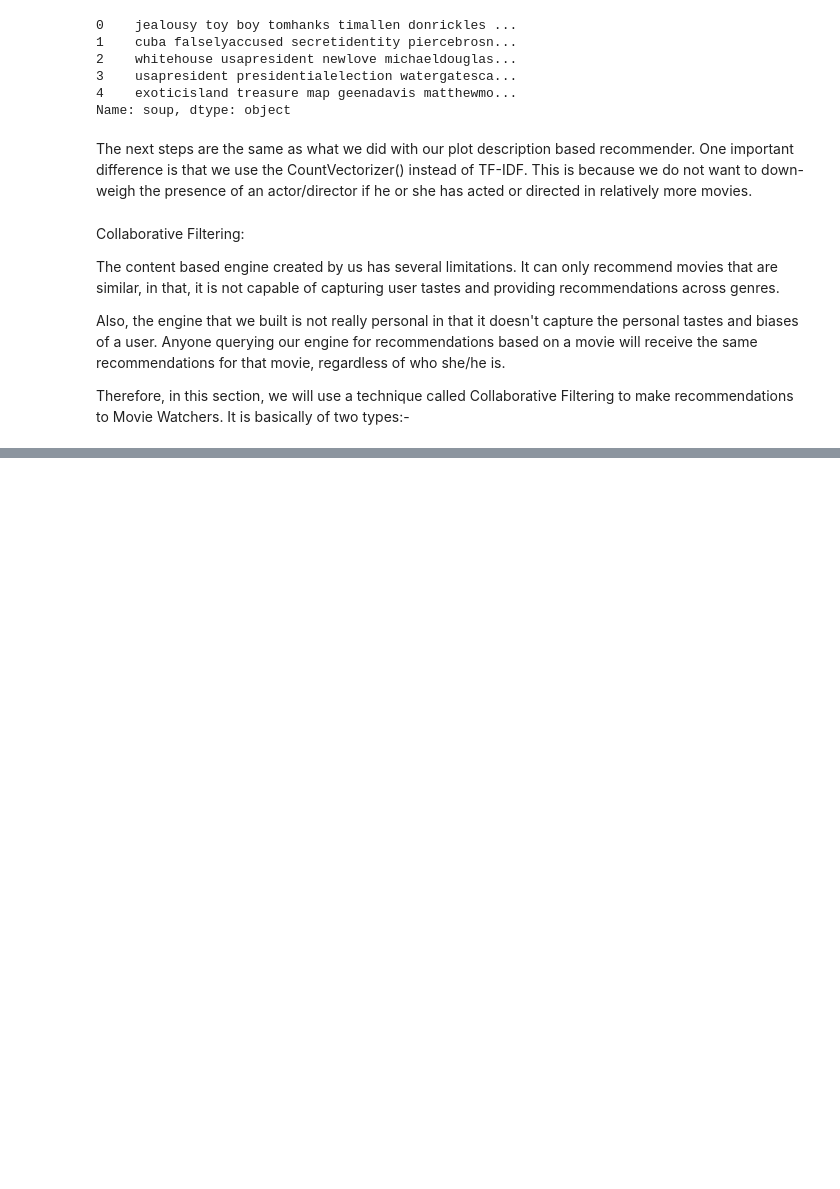
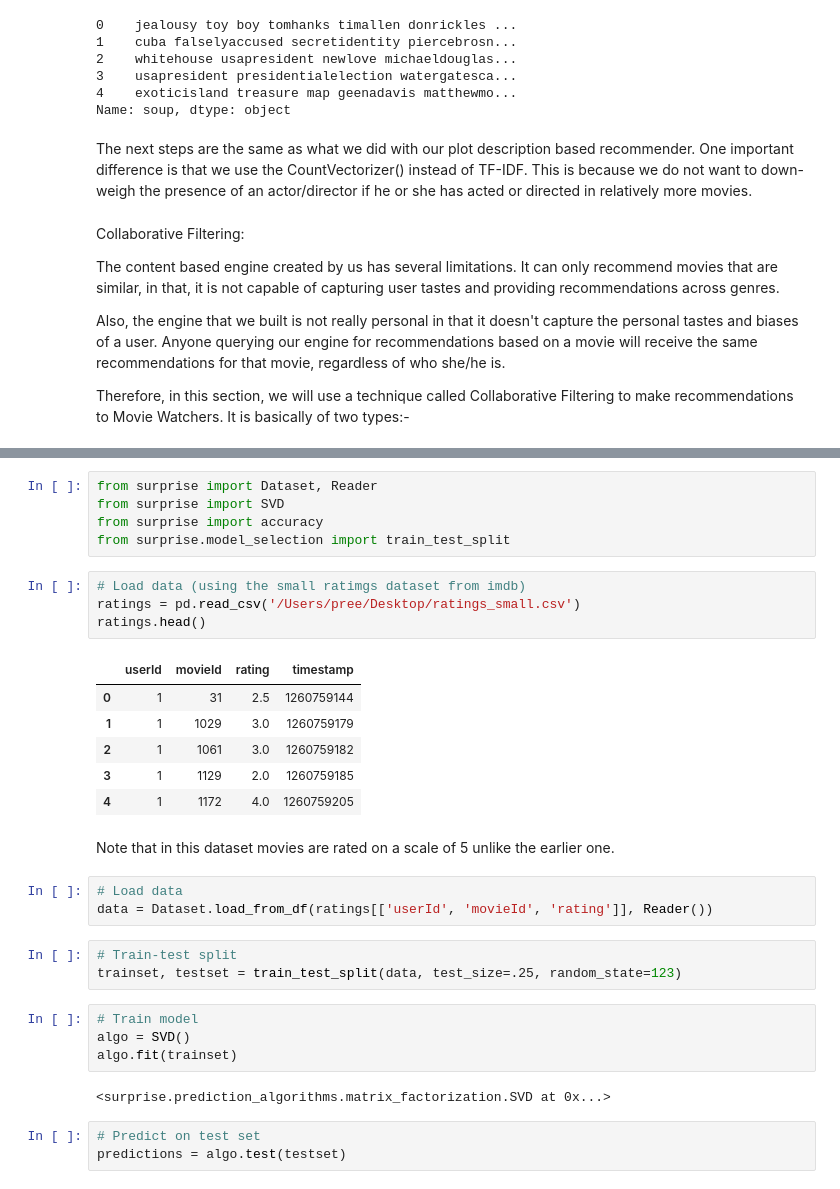
Before and after one commit to rajinipreethajohn/movies-recommendation-engine, a Jupyter notebook: Recommendation Engine copy.ipynb, the cells around one changed output, grey strips where cells are left out. Drawn from its saved outputs; the diff is of its cells as text; blank space fills up the shorter version.

```diff
--- a/Recommendation Engine copy.ipynb
+++ b/Recommendation Engine copy.ipynb
@@ -408,0 +443,33 @@ It is basically of two types:-
+# %%
+from surprise import Dataset, Reader
+from surprise import SVD
+from surprise import accuracy
+from surprise.model_selection import train_test_split
+# %%
+# Load data (using the small ratimgs dataset from imdb)
+ratings = pd.read_csv('/Users/pree/Desktop/ratings_small.csv')
+ratings.head()
+# %% [output]
+|  | userId | movieId | rating | timestamp |
+| 0 | 1 | 31 | 2.5 | 1260759144 |
+| 1 | 1 | 1029 | 3.0 | 1260759179 |
+| 2 | 1 | 1061 | 3.0 | 1260759182 |
+| 3 | 1 | 1129 | 2.0 | 1260759185 |
+| 4 | 1 | 1172 | 4.0 | 1260759205 |
+# %% [markdown]
+Note that in this dataset movies are rated on a scale of 5 unlike the earlier one.
+# %%
+# Load data
+data = Dataset.load_from_df(ratings[['userId', 'movieId', 'rating']], Reader())
+# %%
+# Train-test split
+trainset, testset = train_test_split(data, test_size=.25, random_state=123)
+# %%
+# Train model
+algo = SVD()
+algo.fit(trainset)
+# %% [output]
+<surprise.prediction_algorithms.matrix_factorization.SVD at 0x...>
+# %%
+# Predict on test set
+predictions = algo.test(testset)
```
Also changed, not shown: parts of 22 cells of this notebook.
